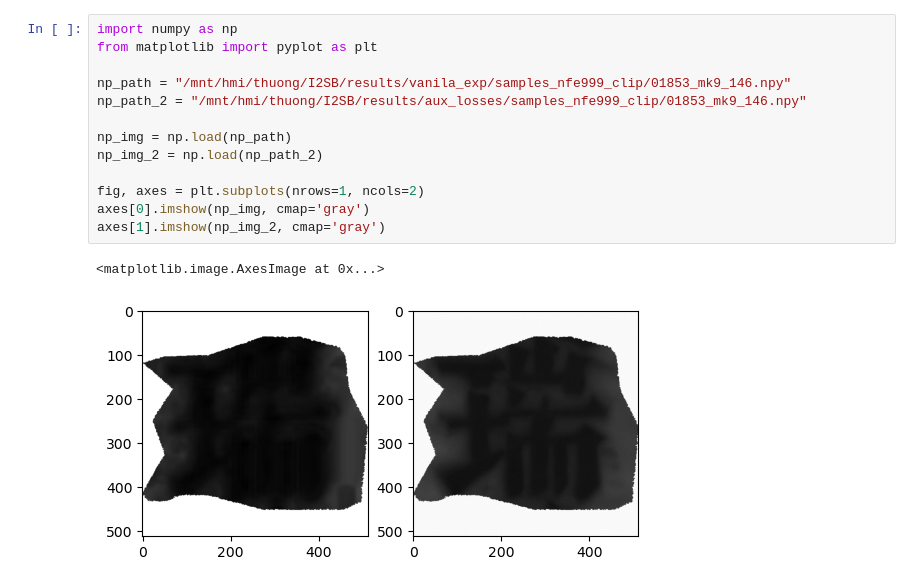
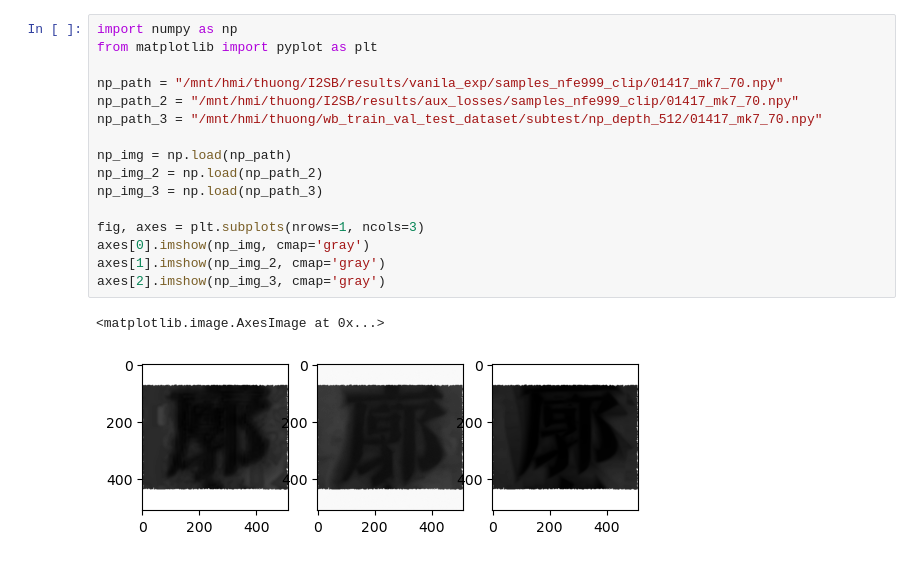
Before and after one commit to LeCongThuong/I2SB, a Jupyter notebook: test.ipynb, the cells around one changed output. Cells and saved outputs as stored; diff of their text form.

Commit message:
trivial in test.pynb

```diff
--- a/test.ipynb
+++ b/test.ipynb
@@ -1,16 +1,19 @@
 # %%
 import numpy as np
 from matplotlib import pyplot as plt
 
-np_path = "/mnt/hmi/thuong/I2SB/results/vanila_exp/samples_nfe999_clip/01853_mk9_146.npy"
-np_path_2 = "/mnt/hmi/thuong/I2SB/results/aux_losses/samples_nfe999_clip/01853_mk9_146.npy"
+np_path = "/mnt/hmi/thuong/I2SB/results/vanila_exp/samples_nfe999_clip/01417_mk7_70.npy"
+np_path_2 = "/mnt/hmi/thuong/I2SB/results/aux_losses/samples_nfe999_clip/01417_mk7_70.npy"
+np_path_3 = "/mnt/hmi/thuong/wb_train_val_test_dataset/subtest/np_depth_512/01417_mk7_70.npy"
 
 np_img = np.load(np_path)
 np_img_2 = np.load(np_path_2)
+np_img_3 = np.load(np_path_3)
 
-fig, axes = plt.subplots(nrows=1, ncols=2)
+fig, axes = plt.subplots(nrows=1, ncols=3)
 axes[0].imshow(np_img, cmap='gray')
 axes[1].imshow(np_img_2, cmap='gray')
+axes[2].imshow(np_img_3, cmap='gray')
 # %% [output]
 <matplotlib.image.AxesImage at 0x...>
-[figure, old version]
+[figure, new version]
```
